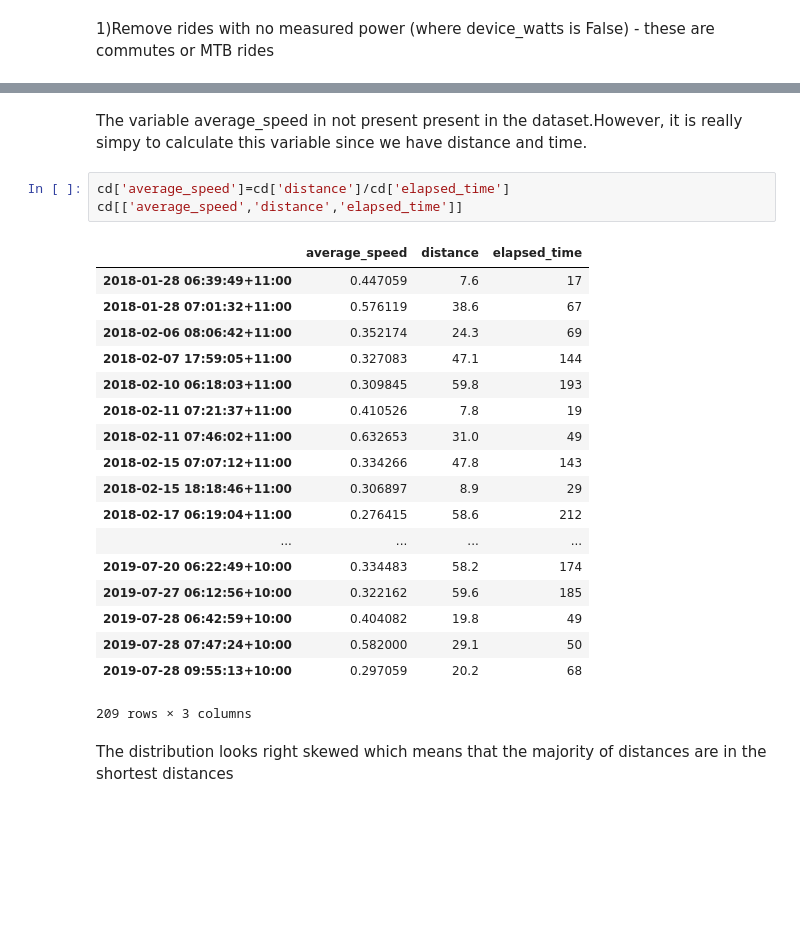
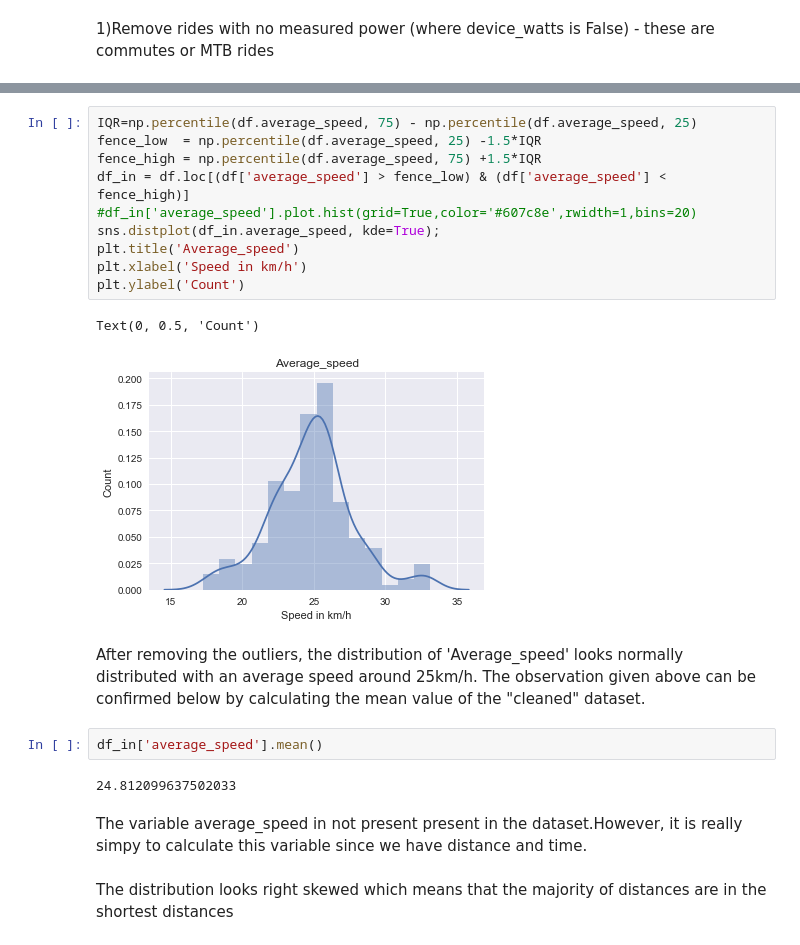
Before and after one commit to fracomp/datascience, a Jupyter notebook: Portfolio 1.ipynb, the cells around one changed output, grey strips where cells are left out. Drawn from its saved outputs; the diff is of its cells as text; blank space fills up the shorter version.

```diff
--- a/Portfolio 1.ipynb
+++ b/Portfolio 1.ipynb
@@ -118,27 +138,24 @@ plt.grid(axis='y', alpha=0.75)
+# %%
+IQR=np.percentile(df.average_speed, 75) - np.percentile(df.average_speed, 25)
+fence_low  = np.percentile(df.average_speed, 25) -1.5*IQR
+fence_high = np.percentile(df.average_speed, 75) +1.5*IQR
+df_in = df.loc[(df['average_speed'] > fence_low) & (df['average_speed'] < fence_high)]
+#df_in['average_speed'].plot.hist(grid=True,color='#607c8e',rwidth=1,bins=20)
+sns.distplot(df_in.average_speed, kde=True);
+plt.title('Average_speed')
+plt.xlabel('Speed in km/h')
+plt.ylabel('Count')
+# %% [output]
+Text(0, 0.5, 'Count')
+[figure, added]
+# %% [markdown]
+After removing the outliers, the distribution of 'Average_speed' looks normally distributed with an average speed around 25km/h. The observation given above can be confirmed below by calculating the mean value of the "cleaned" dataset.
+# %%
+df_in['average_speed'].mean()
+# %% [output]
+24.812099637502033
 # %% [markdown]
 The variable average_speed in not present present in the dataset.However, it is really simpy to calculate this variable since we have distance and time.
-# %%
-cd['average_speed']=cd['distance']/cd['elapsed_time']
-cd[['average_speed','distance','elapsed_time']]
-# %% [output]
-|  | average_speed | distance | elapsed_time |
-| 2018-01-28 06:39:49+11:00 | 0.447059 | 7.6 | 17 |
-| 2018-01-28 07:01:32+11:00 | 0.576119 | 38.6 | 67 |
-| 2018-02-06 08:06:42+11:00 | 0.352174 | 24.3 | 69 |
-| 2018-02-07 17:59:05+11:00 | 0.327083 | 47.1 | 144 |
-| 2018-02-10 06:18:03+11:00 | 0.309845 | 59.8 | 193 |
-| 2018-02-11 07:21:37+11:00 | 0.410526 | 7.8 | 19 |
-| 2018-02-11 07:46:02+11:00 | 0.632653 | 31.0 | 49 |
-| 2018-02-15 07:07:12+11:00 | 0.334266 | 47.8 | 143 |
-| 2018-02-15 18:18:46+11:00 | 0.306897 | 8.9 | 29 |
-| 2018-02-17 06:19:04+11:00 | 0.276415 | 58.6 | 212 |
-| ... | ... | ... | ... |
-| 2019-07-20 06:22:49+10:00 | 0.334483 | 58.2 | 174 |
-| 2019-07-27 06:12:56+10:00 | 0.322162 | 59.6 | 185 |
-| 2019-07-28 06:42:59+10:00 | 0.404082 | 19.8 | 49 |
-| 2019-07-28 07:47:24+10:00 | 0.582000 | 29.1 | 50 |
-| 2019-07-28 09:55:13+10:00 | 0.297059 | 20.2 | 68 |
-209 rows × 3 columns
 # %% [markdown]
 The distribution looks right skewed which means that the majority of distances are in the shortest distances
 # %%
```
Also changed, not shown: parts of 11 cells of this notebook.
